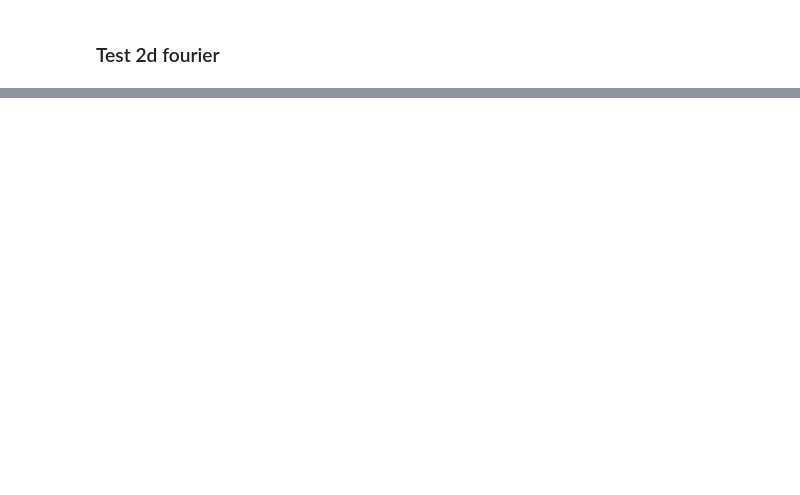
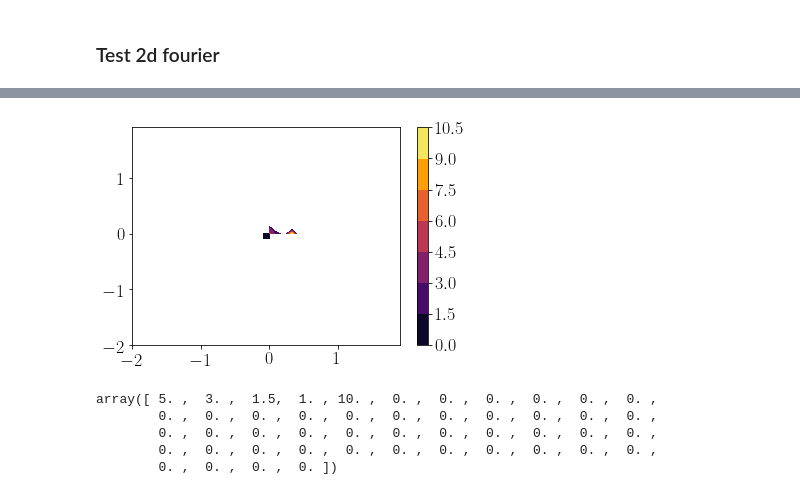
Before and after one commit to collinrbr/FPCAnalysis, a Jupyter notebook: dHybridR.ipynb, the cells around one changed output, grey strips where cells are left out. Saved outputs shown, nothing was run; the diff lists cells and outputs as text; code cells hidden in the pictures; blank space fills up the shorter version.

```diff
--- a/dHybridR.ipynb
+++ b/dHybridR.ipynb
@@ -704,0 +519,5 @@ if(9.625 not in vx):
+# %%
+for i in range(0,len(xplot)):
+    for j in range(0,len(yplot)):
+        if(xplot[i][j] == yplot[i][j]):
+            print('x: ' + str(xplot[i][j]) + ' y: ' + str(yplot[i][j]) + ' pmesh: ' + str(fieldpmesh[i][j]))
@@ -704,0 +542,34 @@ if(9.625 not in vx):
+# %%
+arr = []
+for i in range(0,len(yplot)):
+    row = []
+    for j in range(0,len(yplot[i])):
+        row.append(0.)
+    arr.append(row)
+arr = np.asarray(arr)
+# %%
+for i in range(0,len(xplot)):
+    for j in range(0,len(xplot[i])):
+        if(xplot[i][j] == xplot[0][3]):
+            arr[i][j] = 1.
+# %%
+arr[0][0] = 5.
+arr[0][1] = 3.
+arr[0][2] = 1.5
+arr[1][0] = 4.
+arr[0][4] = 10.
+# %%
+plt.figure()
+plt.contourf(xplot,yplot,arr)
+plt.colorbar()
+plt.show()
+# %% [output]
+[figure, added]
+# %%
+arr[0]
+# %% [output]
+array([ 5. ,  3. ,  1.5,  1. , 10. ,  0. ,  0. ,  0. ,  0. ,  0. ,  0. ,
+        0. ,  0. ,  0. ,  0. ,  0. ,  0. ,  0. ,  0. ,  0. ,  0. ,  0. ,
+        0. ,  0. ,  0. ,  0. ,  0. ,  0. ,  0. ,  0. ,  0. ,  0. ,  0. ,
+        0. ,  0. ,  0. ,  0. ,  0. ,  0. ,  0. ,  0. ,  0. ,  0. ,  0. ,
+        0. ,  0. ,  0. ,  0. ])
```
Also changed, not shown: parts of 69 cells of this notebook, 2 other files.
